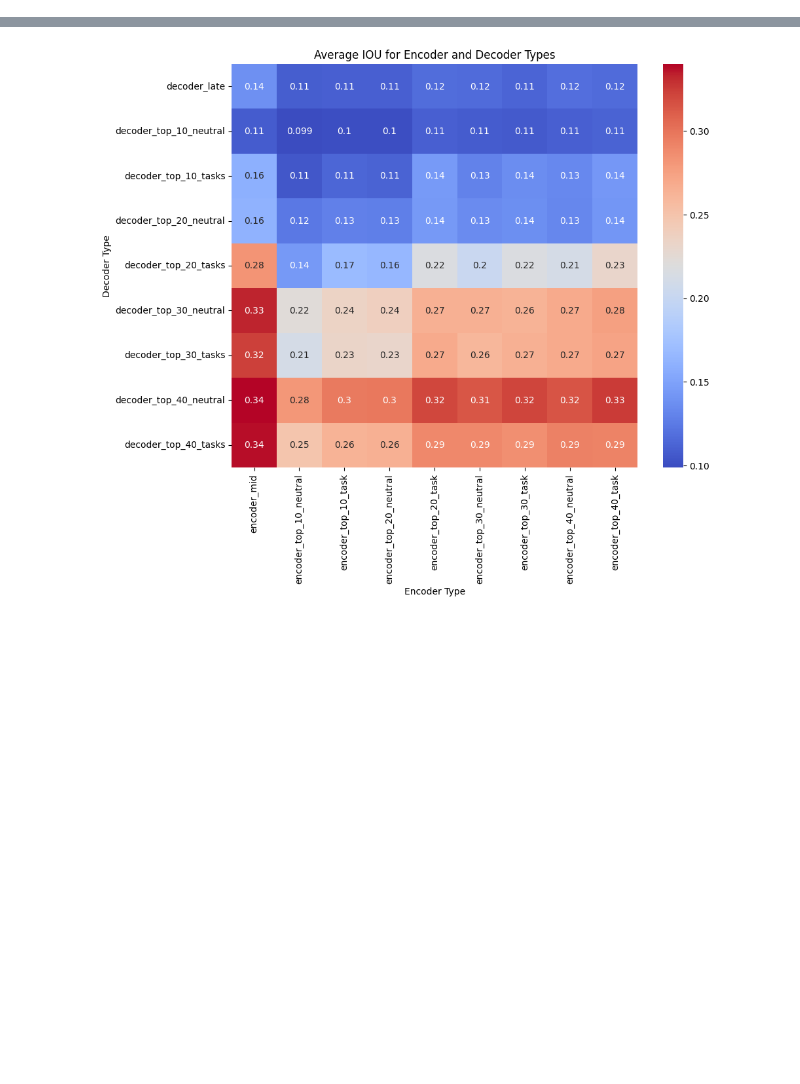
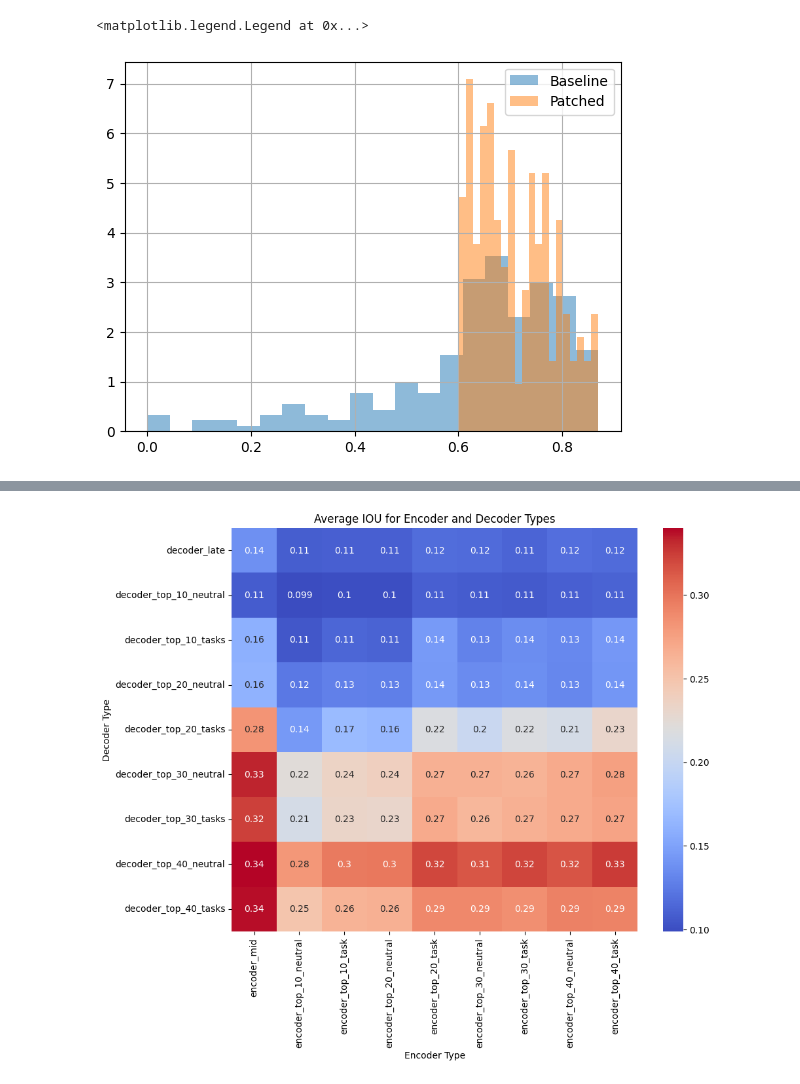
Before and after one commit to alhojel/visual_task_vectors, a Jupyter notebook: analyze_isolated_tokens_result.ipynb, the cells around one changed output, grey strips where cells are left out. Cells and saved outputs as stored; diff of their text form; code cells hidden in the pictures; blank space fills up the shorter version.

```diff
--- a/analyze_isolated_tokens_result.ipynb
+++ b/analyze_isolated_tokens_result.ipynb
@@ -39,0 +102,8 @@ ValueError: cannot convert float NaN to integer
+# %%
+baseline_df_filtered["iou"].hist(bins=20, alpha=0.5, label='Baseline', density=True)
+non_baseline_high_iou["iou"].hist(bins=20, alpha=0.5, label='Patched', density=True)
+
+plt.legend()
+# %% [output]
+<matplotlib.legend.Legend at 0x...>
+[figure, added]
```
Also changed, not shown: parts of 27 cells of this notebook, 20 other files.
